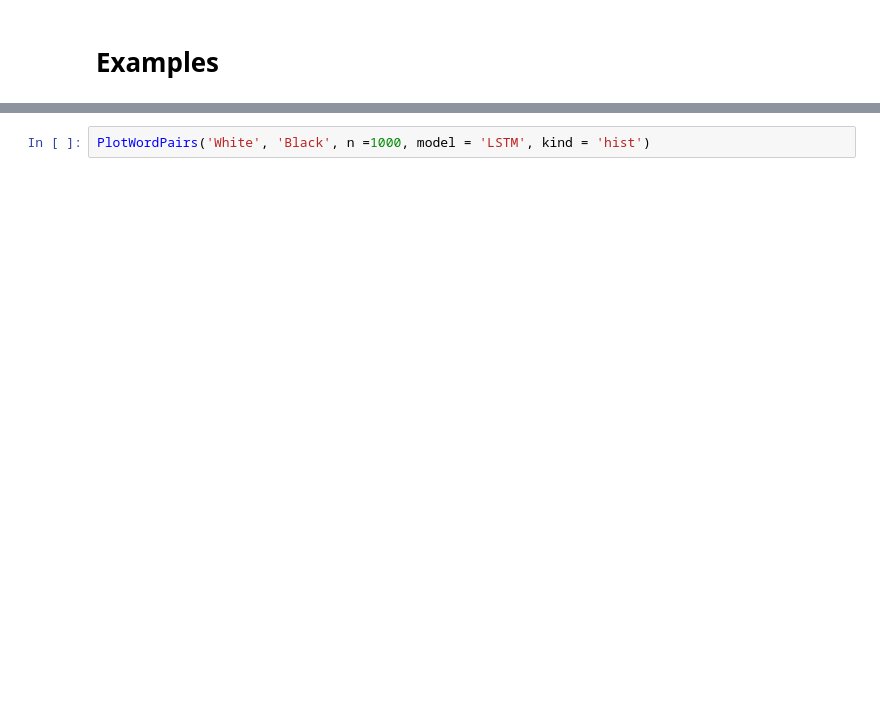
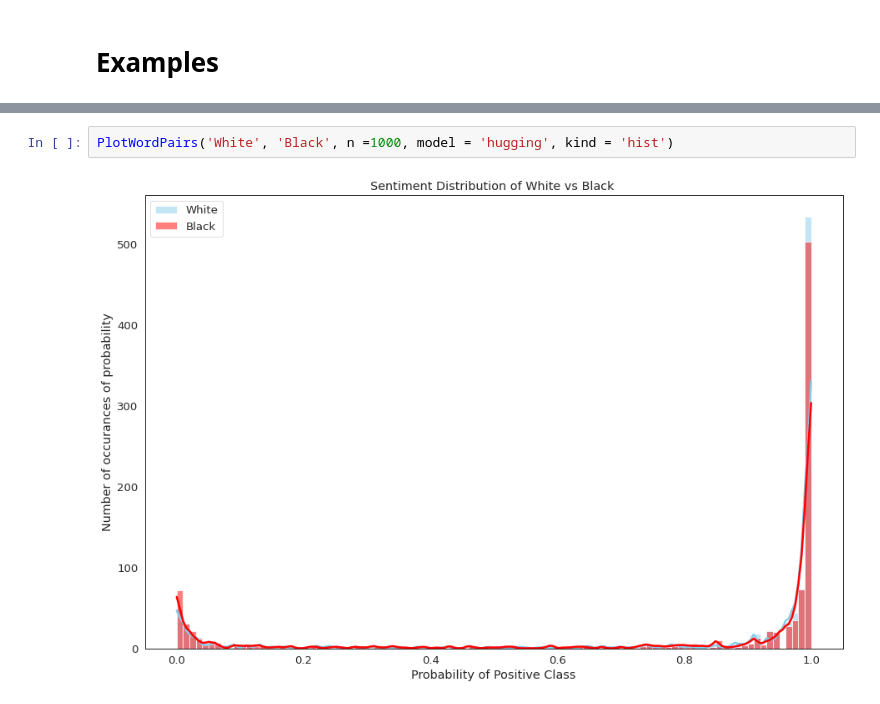
Before and after one commit to acquayefrank/contextual_embeddings, a Jupyter notebook: notebooks/GloVE_Sentiment.ipynb, the cells around one changed output, grey strips where cells are left out. Drawn from its saved outputs; the diff is of its cells as text; blank space fills up the shorter version.

```diff
--- a/notebooks/GloVE_Sentiment.ipynb
+++ b/notebooks/GloVE_Sentiment.ipynb
@@ -405,4 +476,6 @@ PlotWordPairs('Man', 'Woman', model = 'VADER', kind = 'hist', compute_roc_auc=Tr
 # %%
-PlotWordPairs('White', 'Black', n =1000, model = 'LSTM', kind = 'hist')
+PlotWordPairs('White', 'Black', n =1000, model = 'hugging', kind = 'hist')
+# %% [output]
+[figure, added]
 # %%
 PlotWordPairs('White', 'Black', n =1000, model = 'hugging', kind = 'hist', compute_roc_auc=True, stat_test='mannwhitneyu')
```
Also changed, not shown: parts of 25 cells of this notebook.
